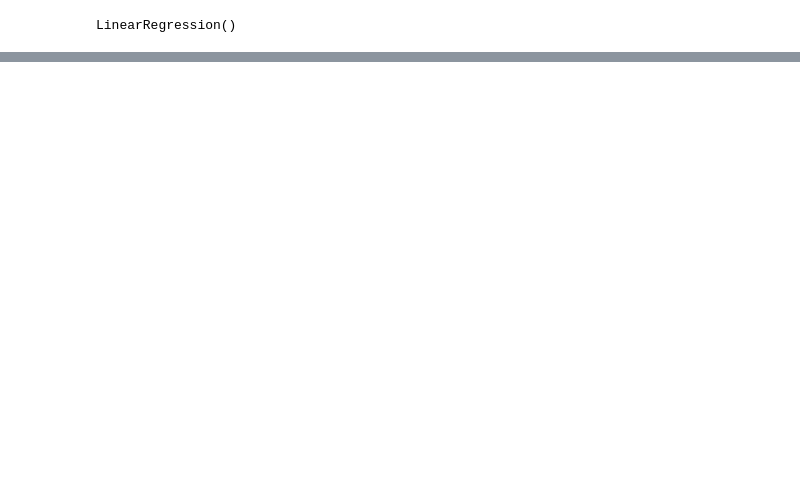
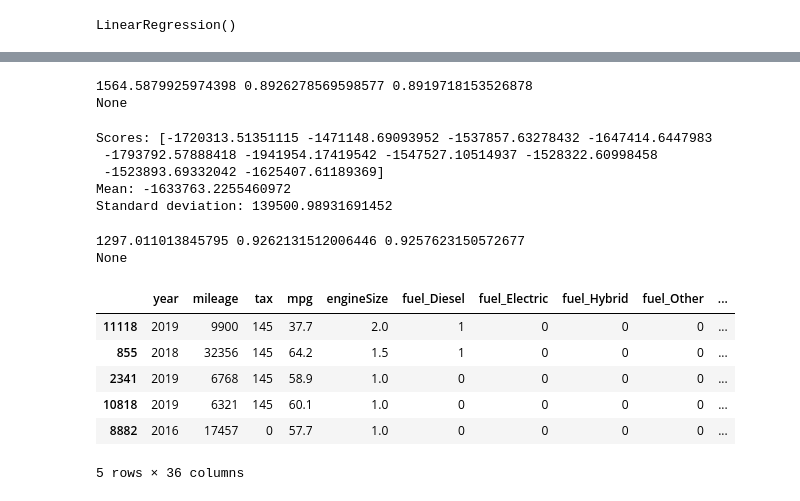
Before and after one commit to claywrentz/MLFinalProject, a Jupyter notebook: CarPrice.ipynb, the cells around one changed output, grey strips where cells are left out. Saved outputs shown, nothing was run; the diff lists cells and outputs as text; code cells hidden in the pictures; blank space fills up the shorter version.

```diff
--- a/CarPrice.ipynb
+++ b/CarPrice.ipynb
@@ -146,0 +166,43 @@ tree_reg.fit(X_train, y_train)
+# %%
+x = reg_metrics(y_test, tree_reg.predict(X_test), X_train)
+print(x)
+# %% [output]
+1564.5879925974398 0.8926278569598577 0.8919718153526878
+None
+# %%
+from sklearn.ensemble import RandomForestRegressor
+from sklearn.model_selection import cross_val_score
+forest_reg = RandomForestRegressor()
+forest_reg.fit(X_train, y_train)
+
+forest_rsme_scores = cross_val_score(forest_reg, X_train, y_train,
+                         scoring="neg_mean_squared_error", cv=10)
+
+def display_scores(scores):
+    print("Scores:", scores)
+    print("Mean:", scores.mean())
+    print("Standard deviation:", scores.std())
+
+display_scores(forest_rsme_scores)
+# %% [output]
+Scores: [-1720313.51351115 -1471148.69093952 -1537857.63278432 -1647414.6447983
+ -1793792.57888418 -1941954.17419542 -1547527.10514937 -1528322.60998458
+ -1523893.69332042 -1625407.61189369]
+Mean: -1633763.2255460972
+Standard deviation: 139500.98931691452
+# %%
+x = reg_metrics(y_test, forest_reg.predict(X_test), X_train)
+print(x)
+# %% [output]
+1297.011013845795 0.9262131512006446 0.9257623150572677
+None
+# %%
+X_test.head()
+# %% [output]
+|  | year | mileage | tax | mpg | engineSize | fuel_Diesel | fuel_Electric | fuel_Hybrid | fuel_Other | ... |
+| 11118 | 2019 | 9900 | 145 | 37.7 | 2.0 | 1 | 0 | 0 | 0 | ... |
+| 855 | 2018 | 32356 | 145 | 64.2 | 1.5 | 1 | 0 | 0 | 0 | ... |
+| 2341 | 2019 | 6768 | 145 | 58.9 | 1.0 | 0 | 0 | 0 | 0 | ... |
+| 10818 | 2019 | 6321 | 145 | 60.1 | 1.0 | 0 | 0 | 0 | 0 | ... |
+| 8882 | 2016 | 17457 | 0 | 57.7 | 1.0 | 0 | 0 | 0 | 0 | ... |
+5 rows × 36 columns
```
Also changed, not shown: parts of 20 cells of this notebook.
